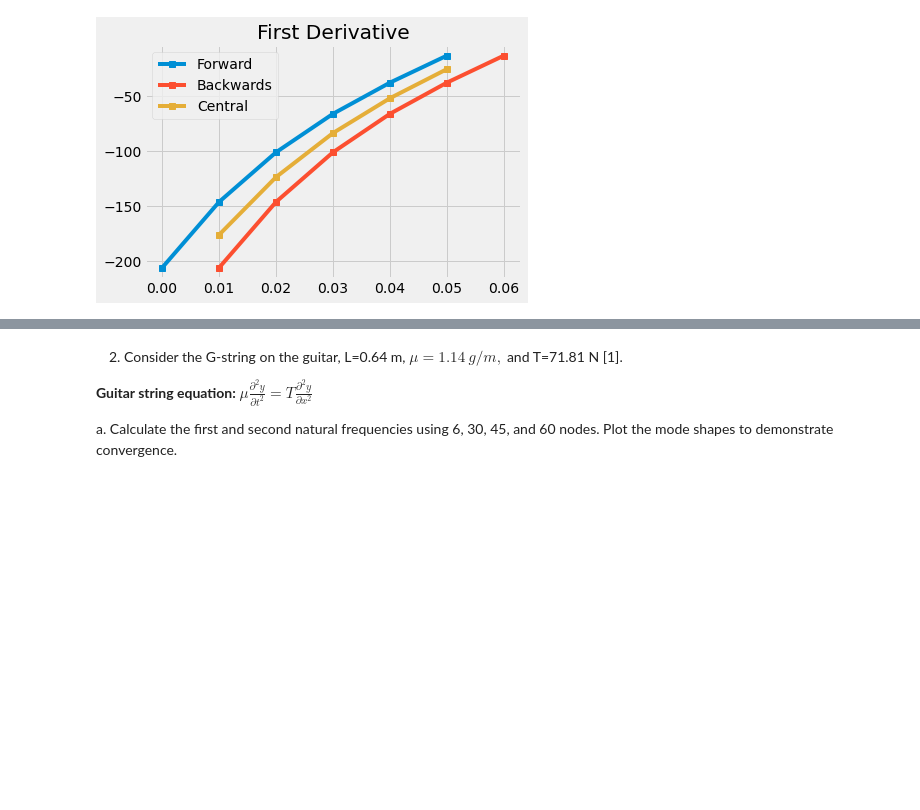
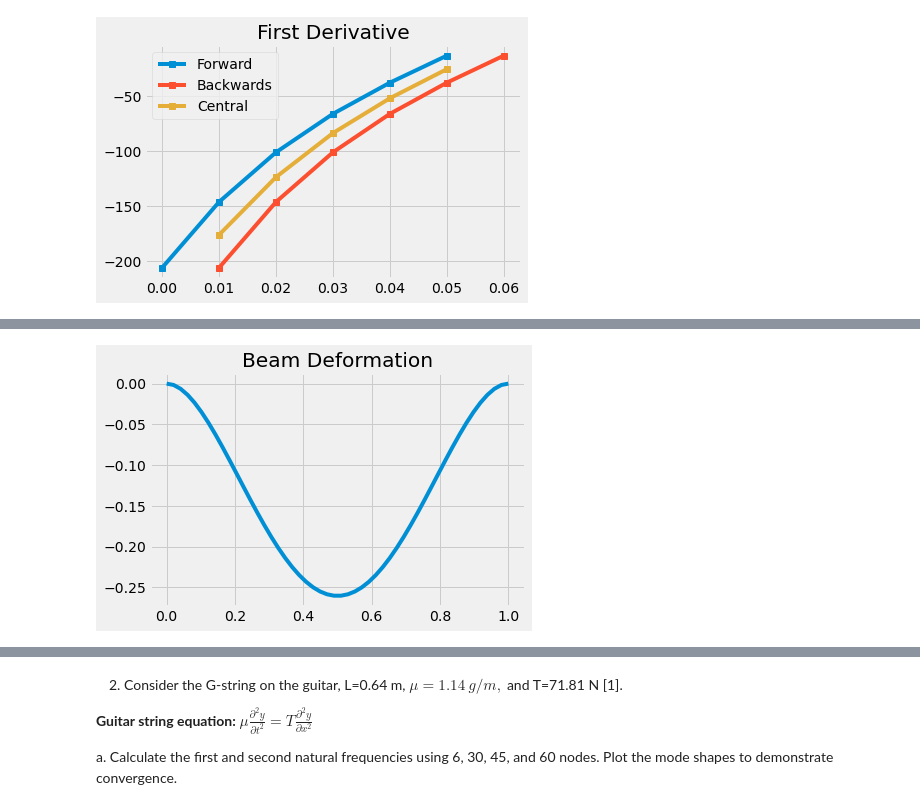
Before and after one commit to hamwalker/computational-mechanics, a Jupyter notebook: module_05/notebooks/HW_05.ipynb, the cells around one changed output, grey strips where cells are left out. Saved outputs shown, nothing was run; the diff lists cells and outputs as text; code cells hidden in the pictures; blank space fills up the shorter version.

```diff
--- a/module_05/notebooks/HW_05.ipynb
+++ b/module_05/notebooks/HW_05.ipynb
@@ -134,3 +180,24 @@ c. Plot the error between the maximum predicted numerical deflection (b) and the
+# %%
+# 2.2a
+L = 1
+E = 200e9
+I = 0.01**4/12
+q = 100
+
+x = np.linspace(0,1)
+
+lhs = np.array([[L**3 /6, L**2 /2],
+               [L**2 /2, L]])
+rhs = np.array([-q*L**4 /24, -q*L**3 /6])
+
+AB = np.linalg.solve(lhs,rhs)
+
+w = lambda x: 100*x**4/24 + AB[0]*x**3 /6 + AB[1]*x**2 /2
+
+plt.plot(x,-w(x))
+plt.title('Beam Deformation');
+# %% [output]
+[figure, added]
 # %% [markdown]
 ## Problems [Part 3](./03_Good_Vibrations.md)
 
```
Also changed, not shown: parts of 19 cells of this notebook, 5 other files.
